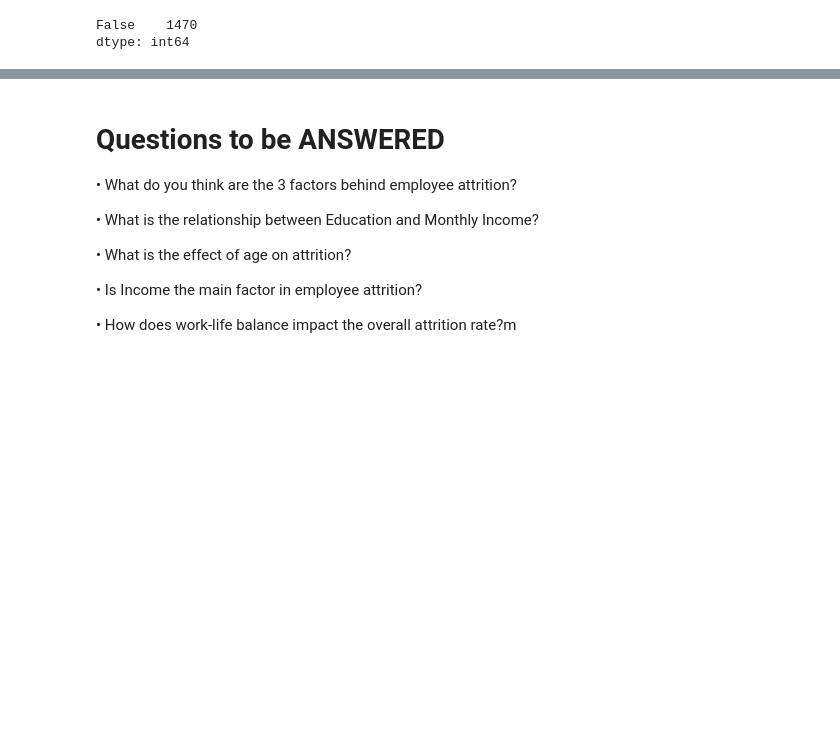
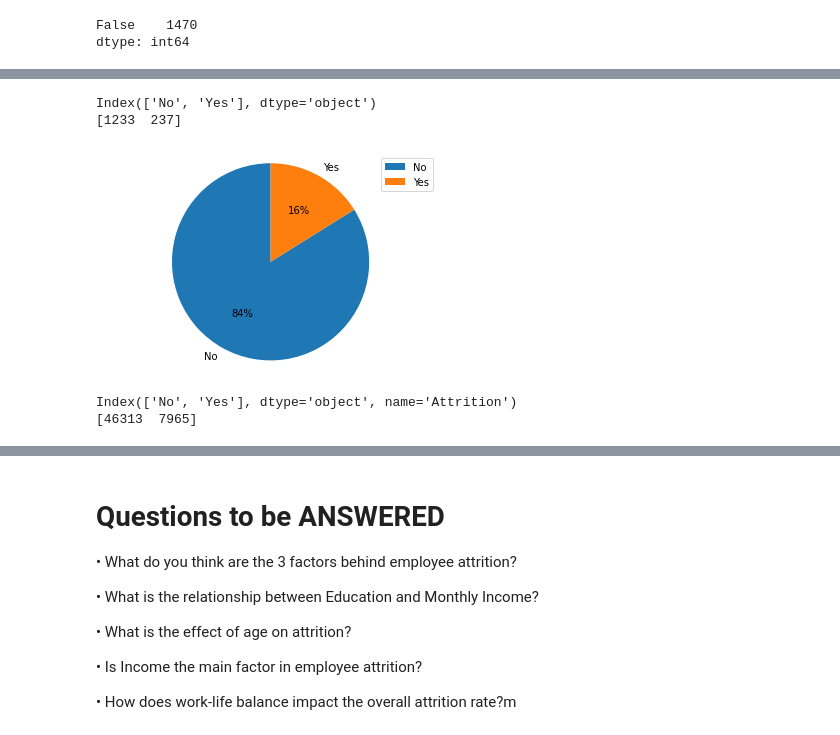
Before and after one commit to Sophiajackrich/Stutern-repo, a Jupyter notebook: Module_7_Assignment.ipynb, the cells around one changed output, grey strips where cells are left out. Cells and saved outputs as stored; diff of their text form; code cells hidden in the pictures; blank space fills up the shorter version.

```diff
--- a/Module_7_Assignment.ipynb
+++ b/Module_7_Assignment.ipynb
@@ -160,0 +294,26 @@ dtype: int64
+# %%
+attr_index = data['Attrition'].value_counts().index
+attr_val = data['Attrition'].value_counts().values
+print(attr_index)
+print(attr_val)
+# %% [output]
+Index(['No', 'Yes'], dtype='object')
+[1233  237]
+# %%
+# Pie chart of the attrition in the whole dataset
+plt.pie(attr_val, labels = attr_index, autopct='%1.0f%%',  startangle=90)
+plt.legend(loc="best")
+plt.axis('equal')
+plt.show()
+# %% [output]
+[figure, added]
+# %%
+#Getting the bar charts for both categorical and numerical variables:
+attr = data.groupby('Attrition')['Age'].sum().round(2).index
+age = data.groupby('Attrition')['Age'].sum().round(2).values
+
+print(attr)
+print(age)
+# %% [output]
+Index(['No', 'Yes'], dtype='object', name='Attrition')
+[46313  7965]
```
Also changed, not shown: parts of 50 cells of this notebook.
